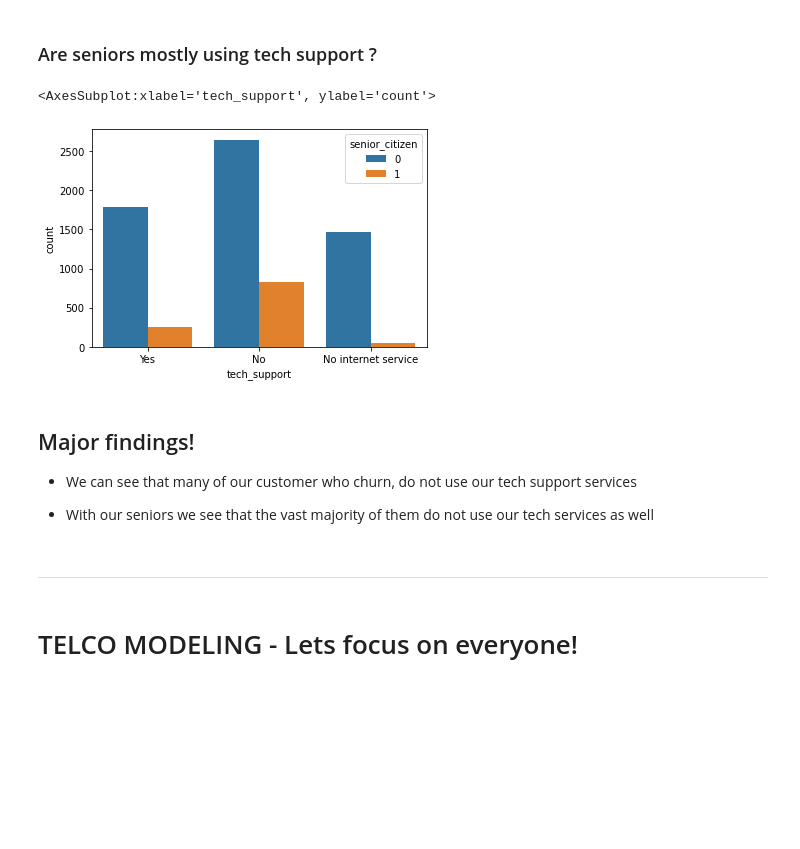
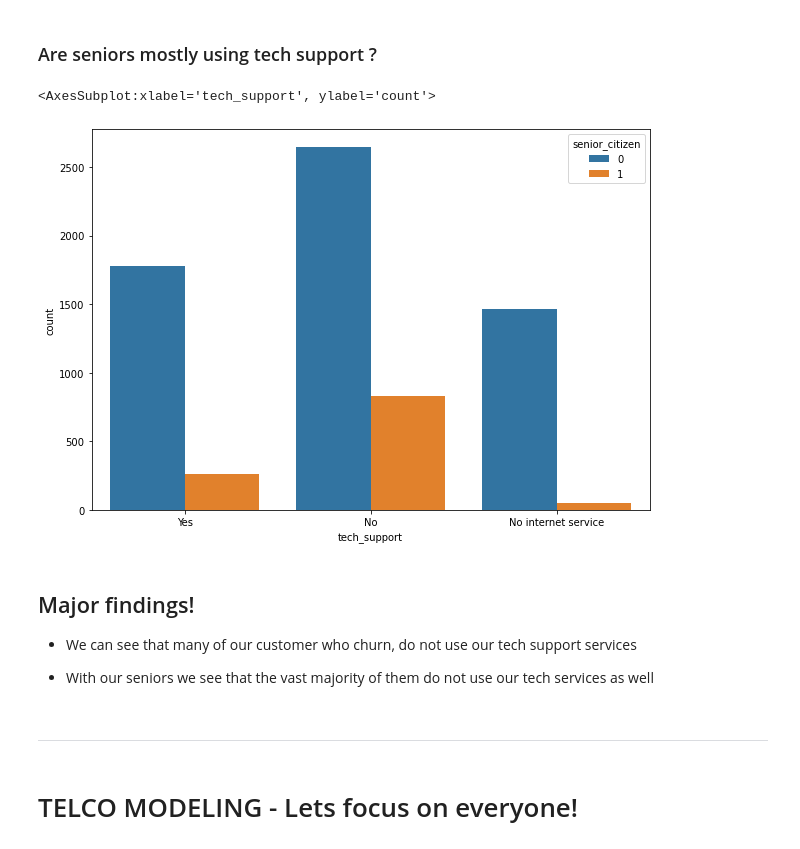
Before and after one commit to GladyBarrios/Telco_Classification_Project, a Jupyter notebook: Telco_Classification_Final.ipynb, the cells around one changed output. Cells and saved outputs as stored; diff of their text form; code cells hidden in the pictures; blank space fills up the shorter version.

```diff
--- a/Telco_Classification_Final.ipynb
+++ b/Telco_Classification_Final.ipynb
@@ -322,18 +313,19 @@ Sufficient evidence to move forward understanding that there is a relationship b
 # %% [markdown]
 ### Are seniors mostly using tech support ?
 # %%
+plt.figure(figsize=(10,7))
 sns.countplot(x='tech_support', data=df, hue="senior_citizen")
 # %% [output]
 <AxesSubplot:xlabel='tech_support', ylabel='count'>
-[figure, old version]
+[figure, new version]
-# %% [markdown]
-## Major findings!
-
-- We can see that many of our customer who churn, do not use our tech support services
-
-
-- With our seniors we see that the vast majority of them do not use our tech services as well
-# %% [markdown]
-------------------------------------------------------------------------------------------------------
+# %% [markdown]
+## Major findings!
+
+- We can see that many of our customer who churn, do not use our tech support services
+
+
+- With our seniors we see that the vast majority of them do not use our tech services as well
+# %% [markdown]
+------------------------------------------------------------------------------------------------------
 # %% [markdown]
 # TELCO MODELING - Lets focus on everyone!
```
Also changed, not shown: parts of 81 cells of this notebook.
